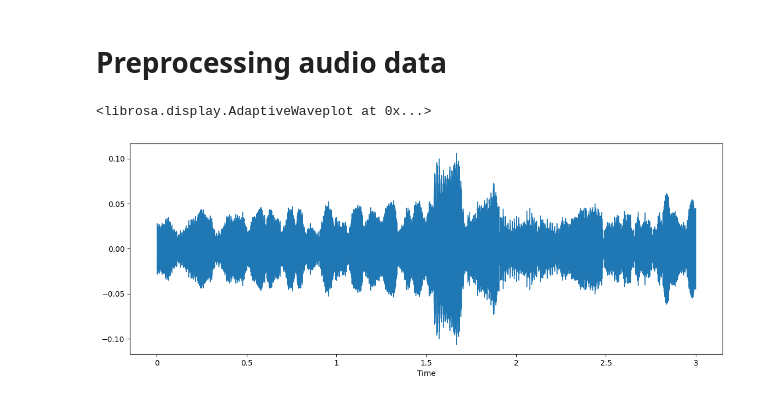
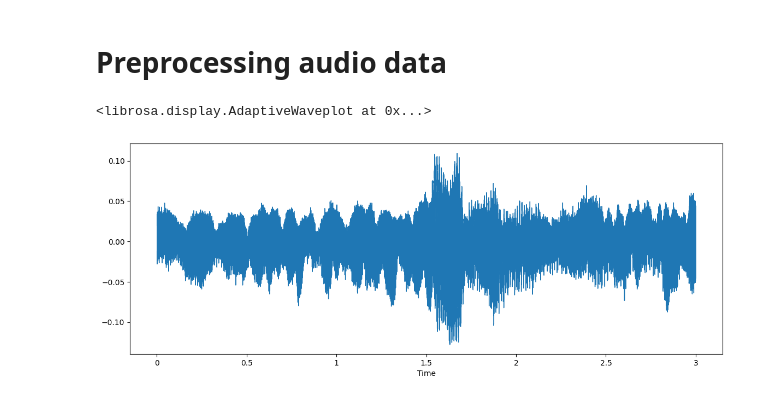
Before and after one commit to KarloBorovcak/Instrument_detection, a Jupyter notebook: preprocessing/preprocessing.ipynb, the cells around one changed output. Cells and saved outputs as stored; diff of their text form; code cells hidden in the pictures.

```diff
--- a/preprocessing/preprocessing.ipynb
+++ b/preprocessing/preprocessing.ipynb
@@ -8,12 +8,12 @@ import numpy as np
 # %%
 
 # Load the audio file
 audio_path = '../../DataLumenDS/Dataset/IRMAS_Training_Data/cel/[cel][cla]0001__1.wav'
-x , sr = librosa.load(audio_path)
+x , sr = librosa.load(audio_path, sr=44100, mono=False)
 
 # Plot the audio file
 plt.figure(figsize=(14, 5))
 librosa.display.waveshow(x, sr=sr)
 # %% [output]
 <librosa.display.AdaptiveWaveplot at 0x...>
-[figure, old version]
+[figure, new version]
```
Also changed, not shown: parts of 1 cell of this notebook, 4 other files.
